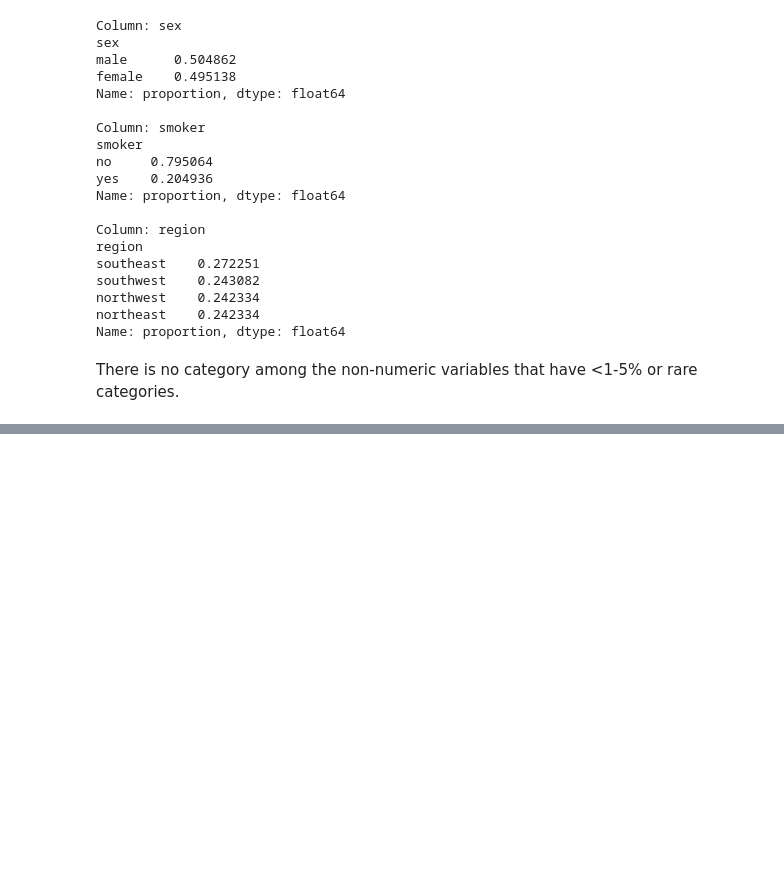
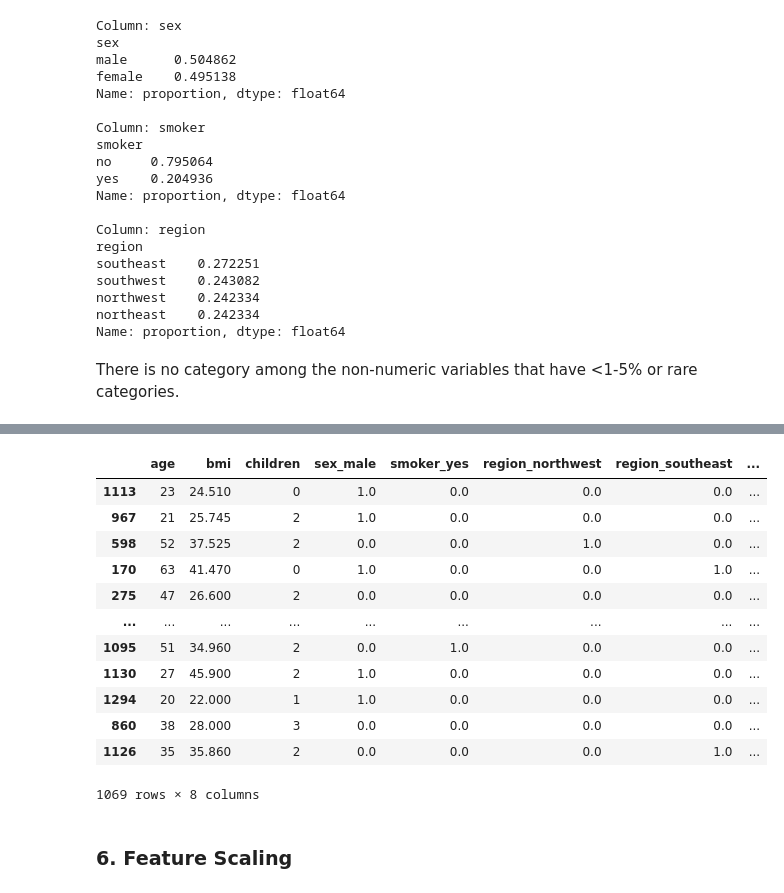
Before and after one commit to lokkenchan/linear_regression_001, a Jupyter notebook: notebooks/01_exploration.ipynb, the cells around one changed output, grey strips where cells are left out. Saved outputs shown, nothing was run; the diff lists cells and outputs as text; code cells hidden in the pictures; blank space fills up the shorter version.

```diff
--- a/notebooks/01_exploration.ipynb
+++ b/notebooks/01_exploration.ipynb
@@ -312,0 +320,4 @@ There is no category among the non-numeric variables that have <1-5% or rare cat
+# %%
+X = df.iloc[:,:-1]
+y= df.iloc[:,-1]
+X_train, X_test, y_train, y_test = train_test_split(X, y, test_size=0.2, random_state=42)
@@ -312,0 +340,5 @@ There is no category among the non-numeric variables that have <1-5% or rare cat
+# %%
+# We want to one hot encode sex, smoker, and region which are nominal variables with low cardinality.
+ohe = OneHotEncoder(handle_unknown='ignore',drop='first',sparse_output=False).set_output(transform='pandas')
+X_train_cat = ohe.fit_transform(X_train[non_num_cols])
+X_test_cat = ohe.transform(X_test[non_num_cols])
@@ -312,0 +361,21 @@ There is no category among the non-numeric variables that have <1-5% or rare cat
+# %%
+X_train = pd.concat([X_train,X_train_cat],axis=1).drop(columns=['sex','smoker','region'])
+X_test = pd.concat([X_test,X_test_cat],axis=1).drop(columns=['sex','smoker','region'])
+# %%
+X_train
+# %% [output]
+|  | age | bmi | children | sex_male | smoker_yes | region_northwest | region_southeast | ... |
+| 1113 | 23 | 24.510 | 0 | 1.0 | 0.0 | 0.0 | 0.0 | ... |
+| 967 | 21 | 25.745 | 2 | 1.0 | 0.0 | 0.0 | 0.0 | ... |
+| 598 | 52 | 37.525 | 2 | 0.0 | 0.0 | 1.0 | 0.0 | ... |
+| 170 | 63 | 41.470 | 0 | 1.0 | 0.0 | 0.0 | 1.0 | ... |
+| 275 | 47 | 26.600 | 2 | 0.0 | 0.0 | 0.0 | 0.0 | ... |
+| ... | ... | ... | ... | ... | ... | ... | ... | ... |
+| 1095 | 51 | 34.960 | 2 | 0.0 | 1.0 | 0.0 | 0.0 | ... |
+| 1130 | 27 | 45.900 | 2 | 1.0 | 0.0 | 0.0 | 0.0 | ... |
+| 1294 | 20 | 22.000 | 1 | 1.0 | 0.0 | 0.0 | 0.0 | ... |
+| 860 | 38 | 28.000 | 3 | 0.0 | 0.0 | 0.0 | 0.0 | ... |
+| 1126 | 35 | 35.860 | 2 | 0.0 | 0.0 | 0.0 | 1.0 | ... |
+1069 rows × 8 columns
+# %% [markdown]
+### 6. Feature Scaling
```
Also changed, not shown: parts of 5 cells of this notebook.
